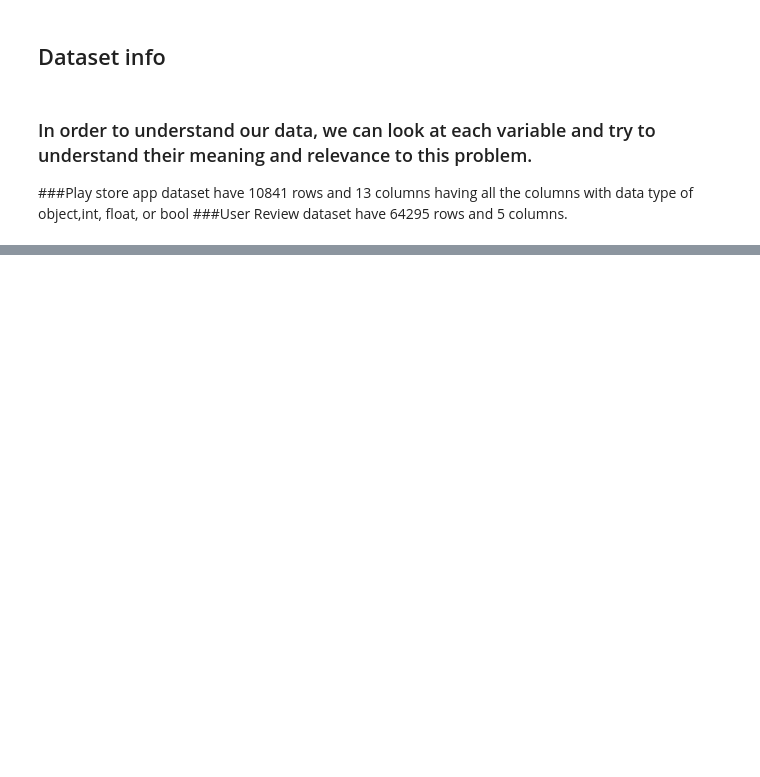
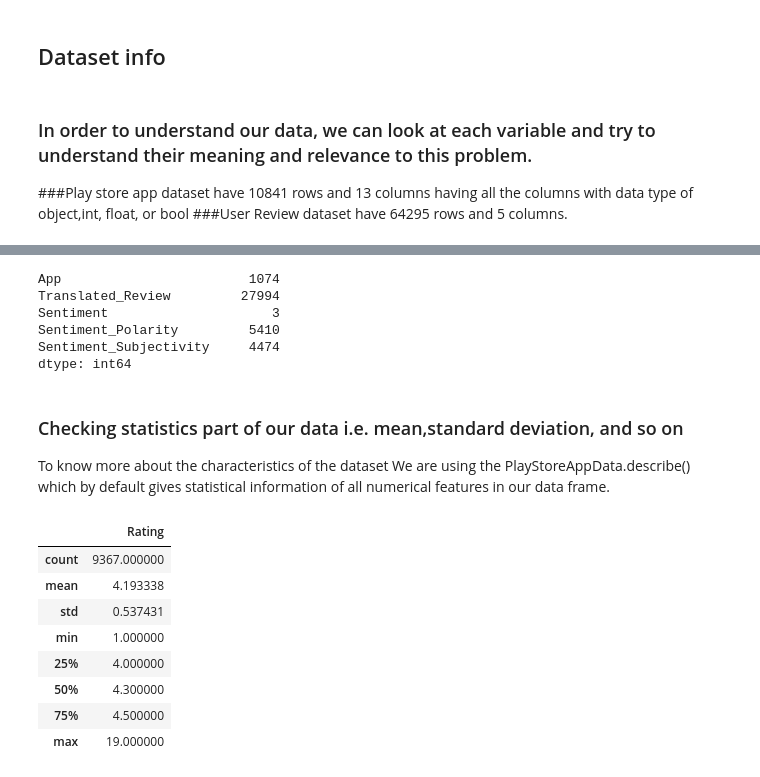
Before and after one commit to AniketLothe/EDA-Capstone-Playstore-App-Review, a Jupyter notebook: Play_Store_App_Review_Analysis_Capstone_Project.ipynb, the cells around one changed output, grey strips where cells are left out. Saved outputs shown, nothing was run; the diff lists cells and outputs as text; code cells hidden in the pictures; blank space fills up the shorter version.

```diff
--- a/Play_Store_App_Review_Analysis_Capstone_Project.ipynb
+++ b/Play_Store_App_Review_Analysis_Capstone_Project.ipynb
@@ -106,0 +215,26 @@ UserReview.shape
+# %%
+UserReview.nunique()
+# %% [output]
+App                        1074
+Translated_Review         27994
+Sentiment                     3
+Sentiment_Polarity         5410
+Sentiment_Subjectivity     4474
+dtype: int64
+# %% [markdown]
+### Checking statistics part of our data i.e. mean,standard deviation, and so on
+
+To know more about the characteristics of the dataset We are using the PlayStoreAppData.describe() which by default gives statistical information of all numerical features in our data frame.
+# %%
+#Checking statistical info of data
+PlayStoreAppData.describe()
+# %% [output]
+|  | Rating |
+| count | 9367.000000 |
+| mean | 4.193338 |
+| std | 0.537431 |
+| min | 1.000000 |
+| 25% | 4.000000 |
+| 50% | 4.300000 |
+| 75% | 4.500000 |
+| max | 19.000000 |
```
Also changed, not shown: parts of 13 cells of this notebook.
